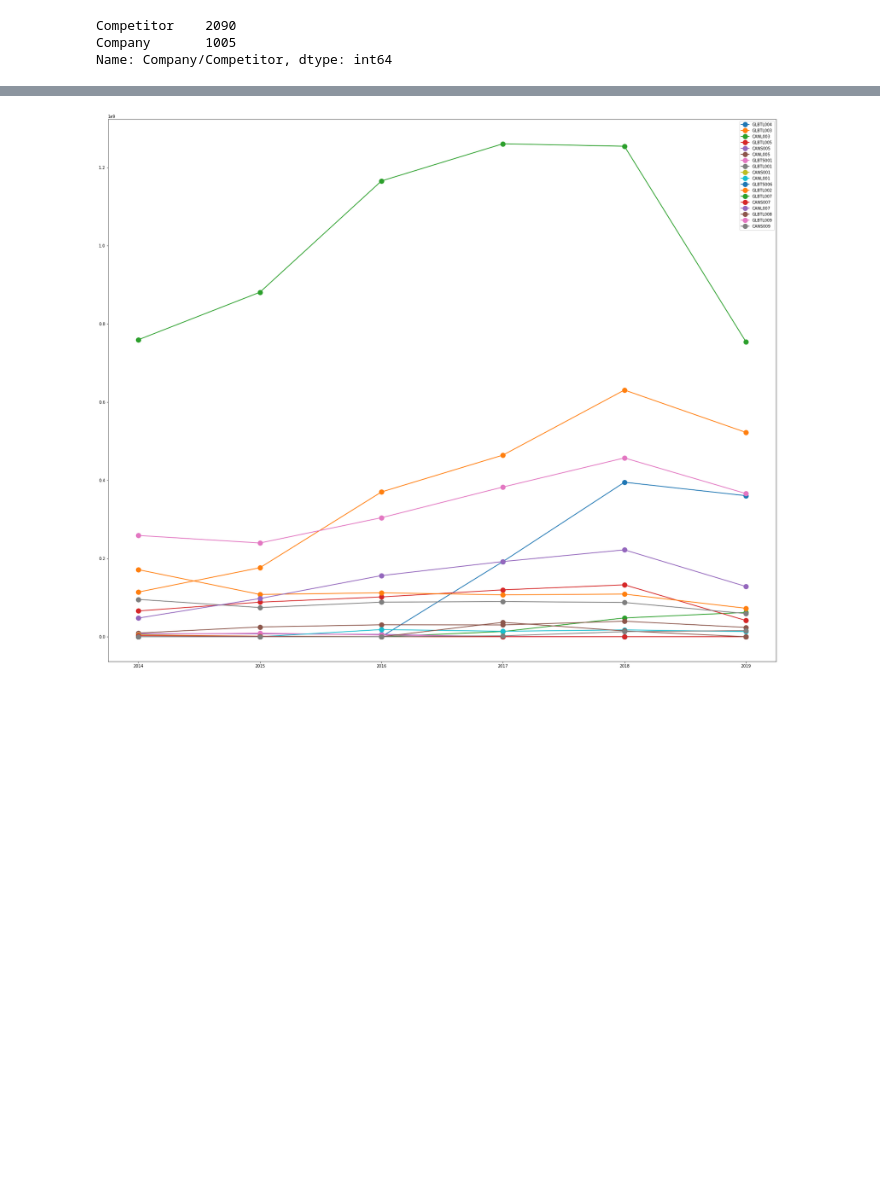
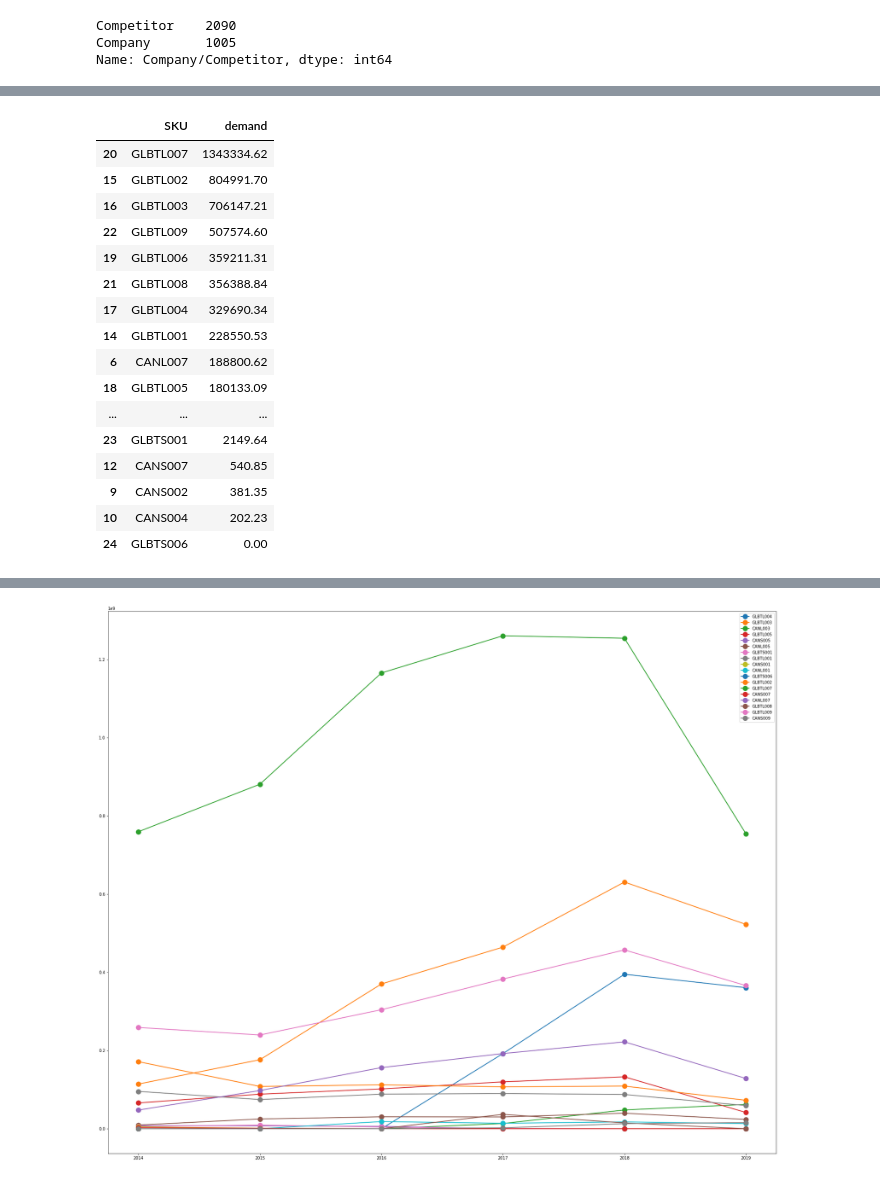
Before and after one commit to Parth-Jain-2002/BITS-BYTE, a Jupyter notebook: analysis_subham.ipynb, the cells around one changed output, grey strips where cells are left out. Drawn from its saved outputs; the diff is of its cells as text; code cells hidden in the pictures; blank space fills up the shorter version.

Commit message:
demand analysis

```diff
--- a/analysis_subham.ipynb
+++ b/analysis_subham.ipynb
@@ -95,0 +138,26 @@ plt.savefig("Volume_sales_sku_yearly")
+# %%
+d_demand = {'SKU' :df['SKU'] , 'demand' : df['Volume Sales'] }
+df_demand = pd.DataFrame(d_demand)
+
+total_demand_grouped= df_demand.groupby('SKU').sum()
+total_demand_grouped=total_demand_grouped.reset_index()
+total_demand_grouped=total_demand_grouped.sort_values(by='demand',ascending=False)
+total_demand_grouped
+# %% [output]
+|  | SKU | demand |
+| 20 | GLBTL007 | 1343334.62 |
+| 15 | GLBTL002 | 804991.70 |
+| 16 | GLBTL003 | 706147.21 |
+| 22 | GLBTL009 | 507574.60 |
+| 19 | GLBTL006 | 359211.31 |
+| 21 | GLBTL008 | 356388.84 |
+| 17 | GLBTL004 | 329690.34 |
+| 14 | GLBTL001 | 228550.53 |
+| 6 | CANL007 | 188800.62 |
+| 18 | GLBTL005 | 180133.09 |
+| ... | ... | ... |
+| 23 | GLBTS001 | 2149.64 |
+| 12 | CANS007 | 540.85 |
+| 9 | CANS002 | 381.35 |
+| 10 | CANS004 | 202.23 |
+| 24 | GLBTS006 | 0.00 |
```
Also changed, not shown: parts of 14 cells of this notebook, 4 other files.
